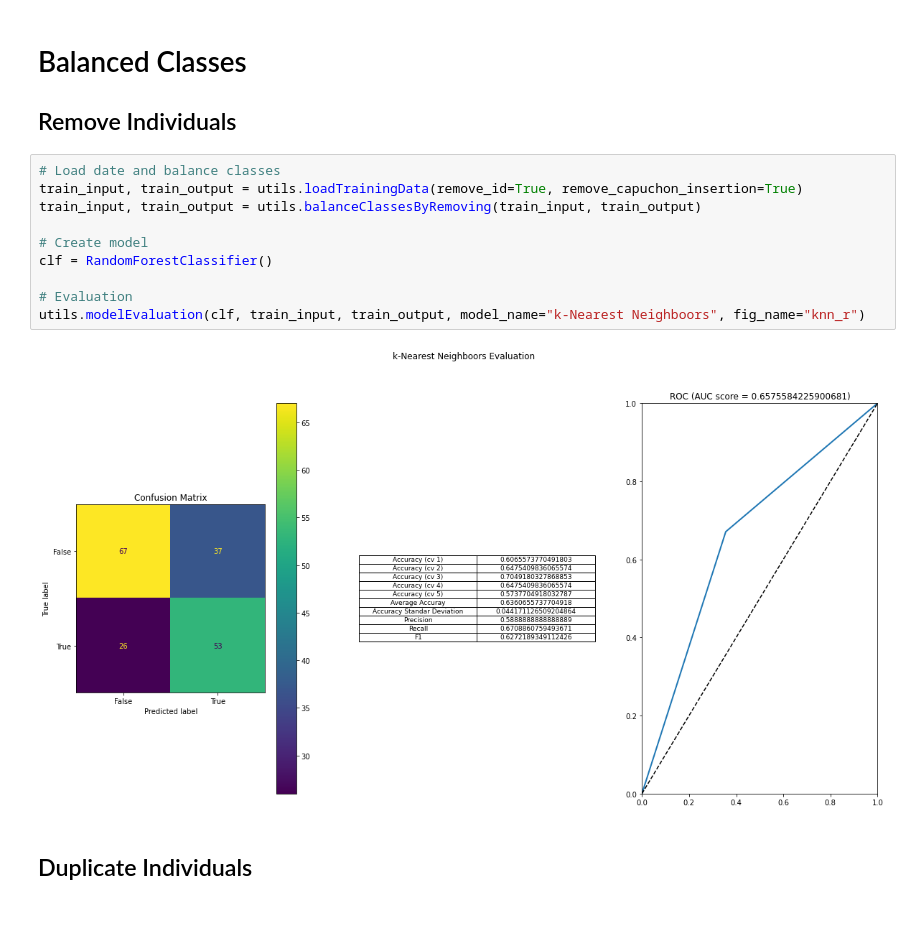
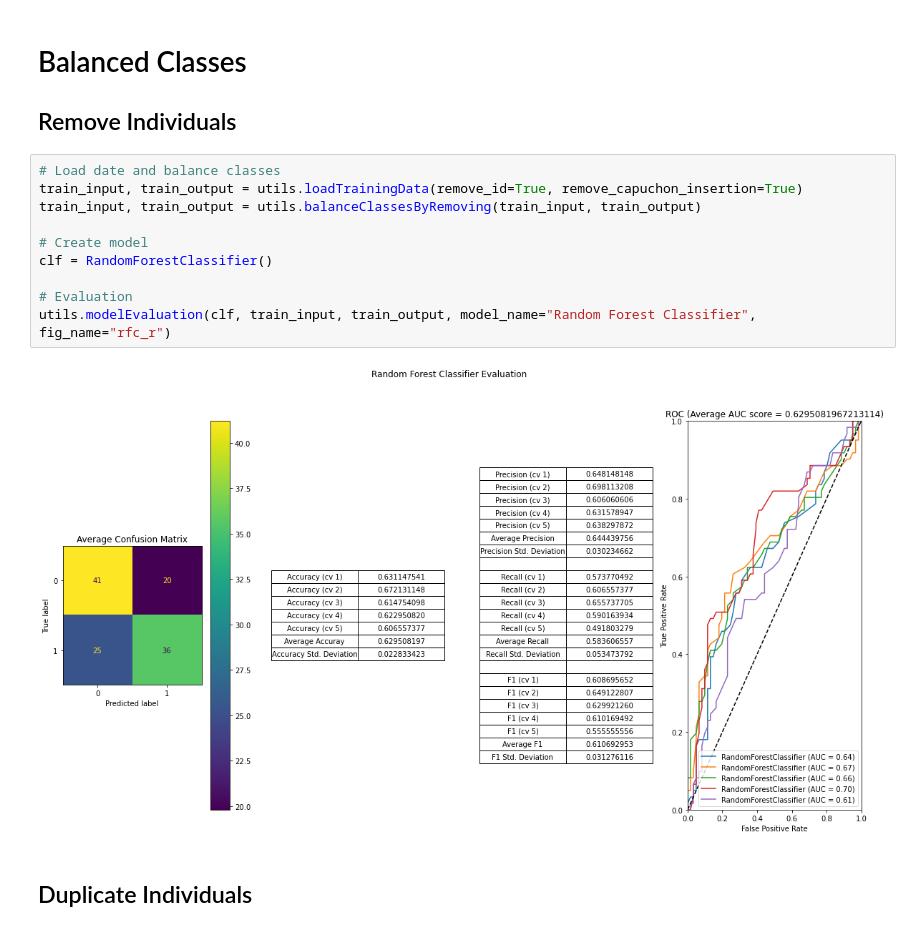
Before and after one commit to FABallemand/DefectPredictionOnProductionLines, a Jupyter notebook: random_forest.ipynb, the cells around one changed output. Saved outputs shown, nothing was run; the diff lists cells and outputs as text.

Commit message:
Report -Random Forest Classifier

```diff
--- a/random_forest.ipynb
+++ b/random_forest.ipynb
@@ -42,15 +42,15 @@ plt.show()
 # %%
 # Load date and balance classes
 train_input, train_output = utils.loadTrainingData(remove_id=True, remove_capuchon_insertion=True)
 train_input, train_output = utils.balanceClassesByRemoving(train_input, train_output)
 
 # Create model
 clf = RandomForestClassifier()
 
 # Evaluation
-utils.modelEvaluation(clf, train_input, train_output, model_name="k-Nearest Neighboors", fig_name="knn_r")
+utils.modelEvaluation(clf, train_input, train_output, model_name="Random Forest Classifier", fig_name="rfc_r")
 # %% [output]
-[figure, old version]
+[figure, new version]
 # %% [markdown]
 ## Duplicate Individuals
 # %%
```
Also changed, not shown: parts of 3 cells of this notebook, 16 other files.
